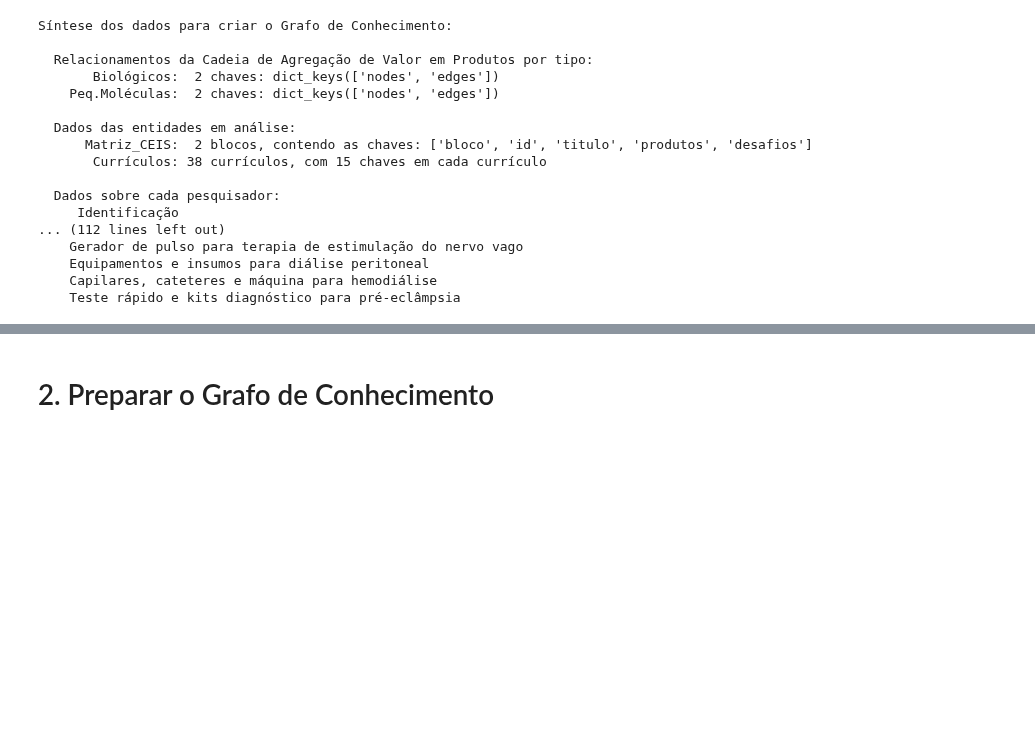
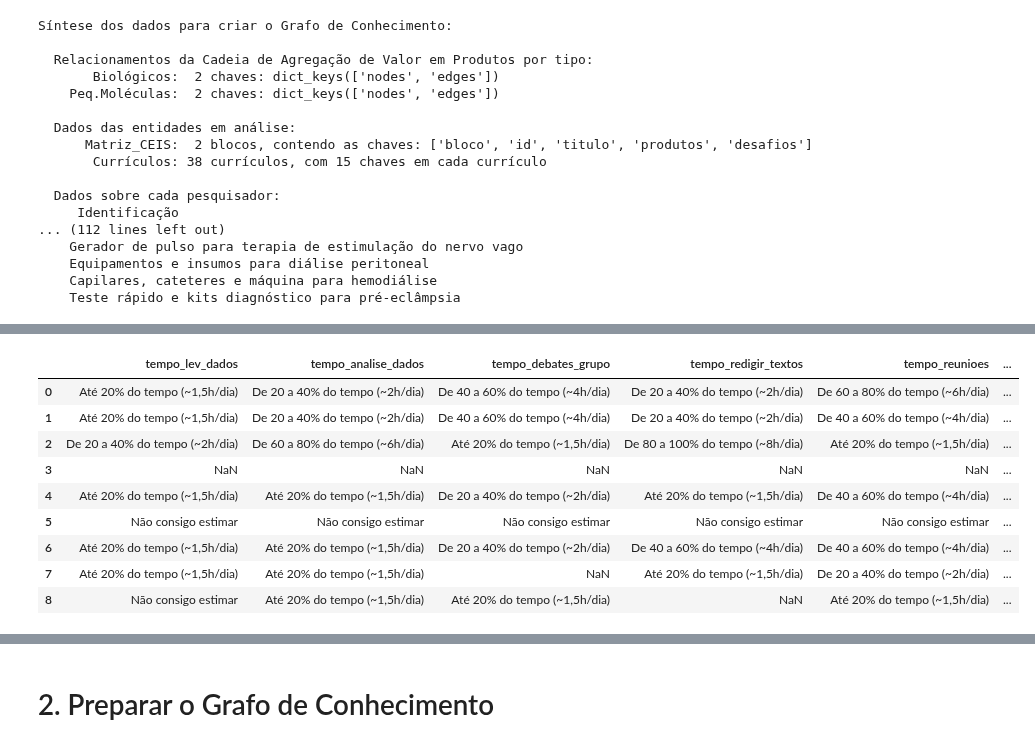
Before and after one commit to makaires77/ppgcs, a Jupyter notebook: source/domain/ingest_json.ipynb, the cells around one changed output, grey strips where cells are left out. Cells and saved outputs as stored; diff of their text form; code cells hidden in the pictures; blank space fills up the shorter version.

```diff
--- a/source/domain/ingest_json.ipynb
+++ b/source/domain/ingest_json.ipynb
@@ -219,0 +749,13 @@ Síntese dos dados para criar o Grafo de Conhecimento:
+# %%
+df_tempo_ativ
+# %% [output]
+|  | tempo_lev_dados | tempo_analise_dados | tempo_debates_grupo | tempo_redigir_textos | tempo_reunioes | ... |
+| 0 | Até 20% do tempo (~1,5h/dia) | De 20 a 40% do tempo (~2h/dia) | De 40 a 60% do tempo (~4h/dia) | De 20 a 40% do tempo (~2h/dia) | De 60 a 80% do tempo (~6h/dia) | ... |
+| 1 | Até 20% do tempo (~1,5h/dia) | De 20 a 40% do tempo (~2h/dia) | De 40 a 60% do tempo (~4h/dia) | De 20 a 40% do tempo (~2h/dia) | De 40 a 60% do tempo (~4h/dia) | ... |
+| 2 | De 20 a 40% do tempo (~2h/dia) | De 60 a 80% do tempo (~6h/dia) | Até 20% do tempo (~1,5h/dia) | De 80 a 100% do tempo (~8h/dia) | Até 20% do tempo (~1,5h/dia) | ... |
+| 3 | NaN | NaN | NaN | NaN | NaN | ... |
+| 4 | Até 20% do tempo (~1,5h/dia) | Até 20% do tempo (~1,5h/dia) | De 20 a 40% do tempo (~2h/dia) | Até 20% do tempo (~1,5h/dia) | De 40 a 60% do tempo (~4h/dia) | ... |
+| 5 | Não consigo estimar | Não consigo estimar | Não consigo estimar | Não consigo estimar | Não consigo estimar | ... |
+| 6 | Até 20% do tempo (~1,5h/dia) | Até 20% do tempo (~1,5h/dia) | De 20 a 40% do tempo (~2h/dia) | De 40 a 60% do tempo (~4h/dia) | De 40 a 60% do tempo (~4h/dia) | ... |
+| 7 | Até 20% do tempo (~1,5h/dia) | Até 20% do tempo (~1,5h/dia) | NaN | Até 20% do tempo (~1,5h/dia) | De 20 a 40% do tempo (~2h/dia) | ... |
+| 8 | Não consigo estimar | Até 20% do tempo (~1,5h/dia) | Até 20% do tempo (~1,5h/dia) | NaN | Até 20% do tempo (~1,5h/dia) | ... |
```
Also changed, not shown: parts of 28 cells of this notebook, 8 other files.
